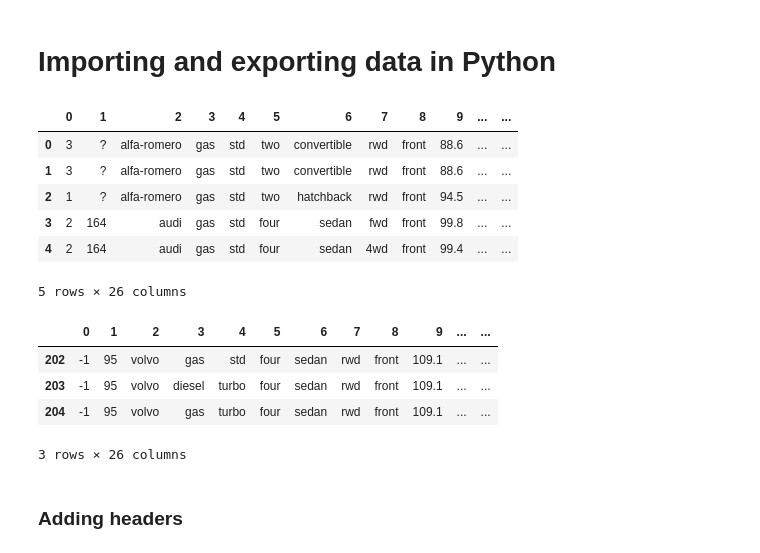
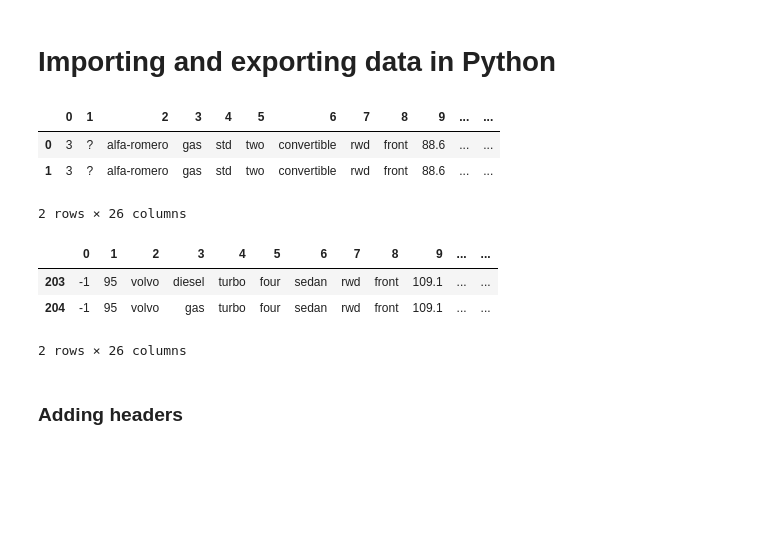
Before and after one commit to claudiagerez/python-data-analysis, a Jupyter notebook: python_cousera_example.ipynb, the cells around one changed output. Saved outputs shown, nothing was run; the diff lists cells and outputs as text; code cells hidden in the pictures; blank space fills up the shorter version.

```diff
--- a/python_cousera_example.ipynb
+++ b/python_cousera_example.ipynb
@@ -11,24 +11,20 @@ url = 'https://s3-api.us-geo.objectstorage.softlayer.net/cf-courses-data/Cogniti
 df = pd.read_csv(url, header = None)
 # %%
 #Check first couple of rows
-df.head(5)
+df.head(2)
 # %% [output]
 |  | 0 | 1 | 2 | 3 | 4 | 5 | 6 | 7 | 8 | 9 | ... | ... |
 | 0 | 3 | ? | alfa-romero | gas | std | two | convertible | rwd | front | 88.6 | ... | ... |
 | 1 | 3 | ? | alfa-romero | gas | std | two | convertible | rwd | front | 88.6 | ... | ... |
-| 2 | 1 | ? | alfa-romero | gas | std | two | hatchback | rwd | front | 94.5 | ... | ... |
-| 3 | 2 | 164 | audi | gas | std | four | sedan | fwd | front | 99.8 | ... | ... |
-| 4 | 2 | 164 | audi | gas | std | four | sedan | 4wd | front | 99.4 | ... | ... |
-5 rows × 26 columns
+2 rows × 26 columns
 # %%
 #Check bottom rows
-df.tail(3)
+df.tail(2)
 # %% [output]
 |  | 0 | 1 | 2 | 3 | 4 | 5 | 6 | 7 | 8 | 9 | ... | ... |
-| 202 | -1 | 95 | volvo | gas | std | four | sedan | rwd | front | 109.1 | ... | ... |
 | 203 | -1 | 95 | volvo | diesel | turbo | four | sedan | rwd | front | 109.1 | ... | ... |
 | 204 | -1 | 95 | volvo | gas | turbo | four | sedan | rwd | front | 109.1 | ... | ... |
-3 rows × 26 columns
+2 rows × 26 columns
 # %% [markdown]
 ### Adding headers
 # %%
```
Also changed, not shown: parts of 71 cells of this notebook.
